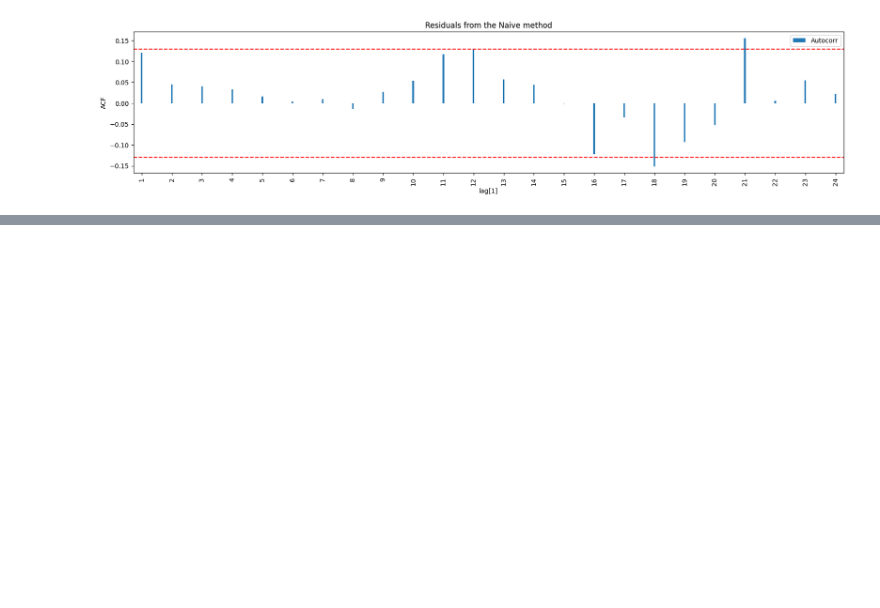
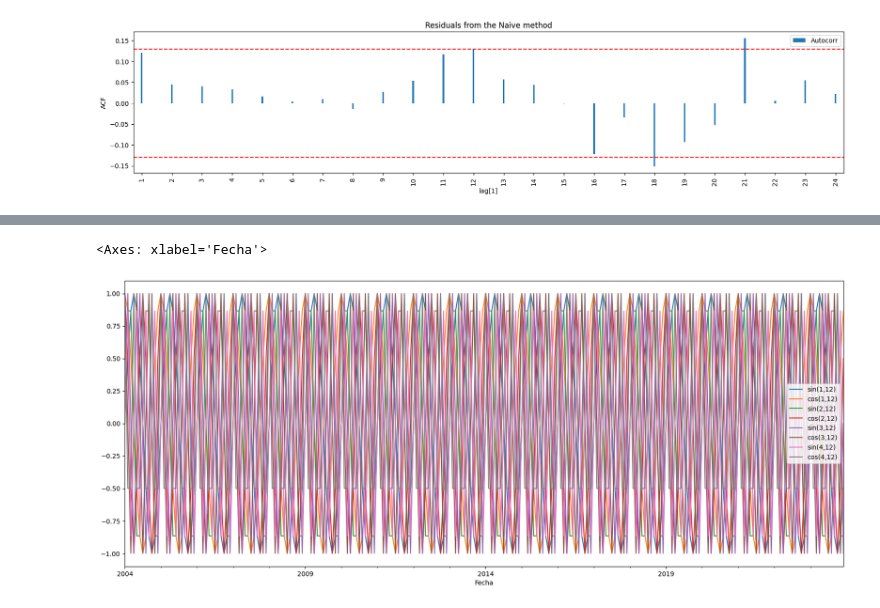
Before and after one commit to daniel-nuno/time_series_O2024_MAF3074N, a Jupyter notebook: regresion_lineal.ipynb, the cells around one changed output, grey strips where cells are left out. Cells and saved outputs as stored; diff of their text form; code cells hidden in the pictures; blank space fills up the shorter version.

```diff
--- a/regresion_lineal.ipynb
+++ b/regresion_lineal.ipynb
@@ -158,7 +190,9 @@ data
 | 2023-12-01 | 5489.7036 | 16.956200 | December |
 252 rows × 3 columns
 # %%
-data = pd.get_dummies(data, columns=['mes'], prefix="", prefix_sep="", drop_first=True, dtype=float)
+data = pd.get_dummies(data, columns=['mes'],
+                      prefix="", prefix_sep="",
+                      drop_first=True, dtype=float)
 # %%
 data
 # %% [output]
@@ -181,8 +215,12 @@ data
 
 De la sesión anterior, utiliza los valores atípicos que encontraste en tu varible. Deben ser una tupla fecha - 1
 # %%
-fecha_2008 = pd.Series(data = [1], index=pd.to_datetime(["2008-11-01"]), name='2008_outlier')
-fecha_2020 = pd.Series(data = [1], index=pd.to_datetime(["2020-03-01"]), name='2020_outlier')
+fecha_2008 = pd.Series(data = [1],
+                       index=pd.to_datetime(["2008-11-01"]),
+                       name='2008_outlier')
+fecha_2020 = pd.Series(data = [1],
+                       index=pd.to_datetime(["2020-03-01"]),
+                       name='2020_outlier')
 # %%
 fecha_2008
 # %% [output]
@@ -402,0 +578,5 @@ Text(0, 0.5, 'ACF')
+# %%
+fourier_data.plot(figsize=(20, 8))
+# %% [output]
+<Axes: xlabel='Fecha'>
+[figure, added]
```
Also changed, not shown: parts of 91 cells of this notebook.
